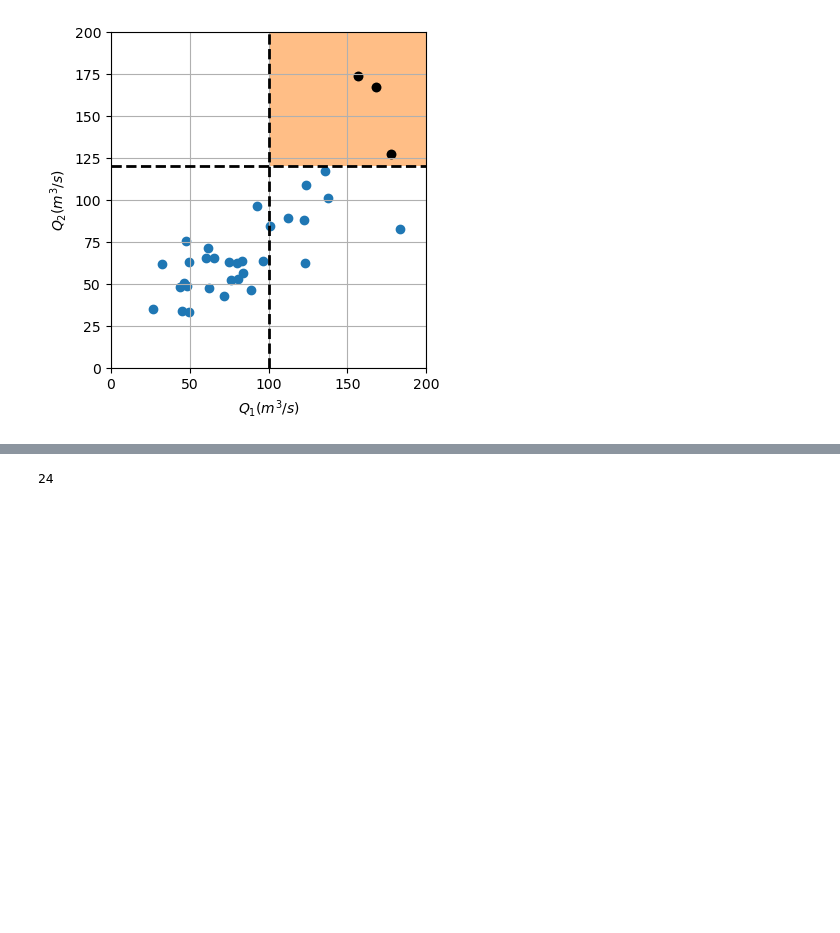
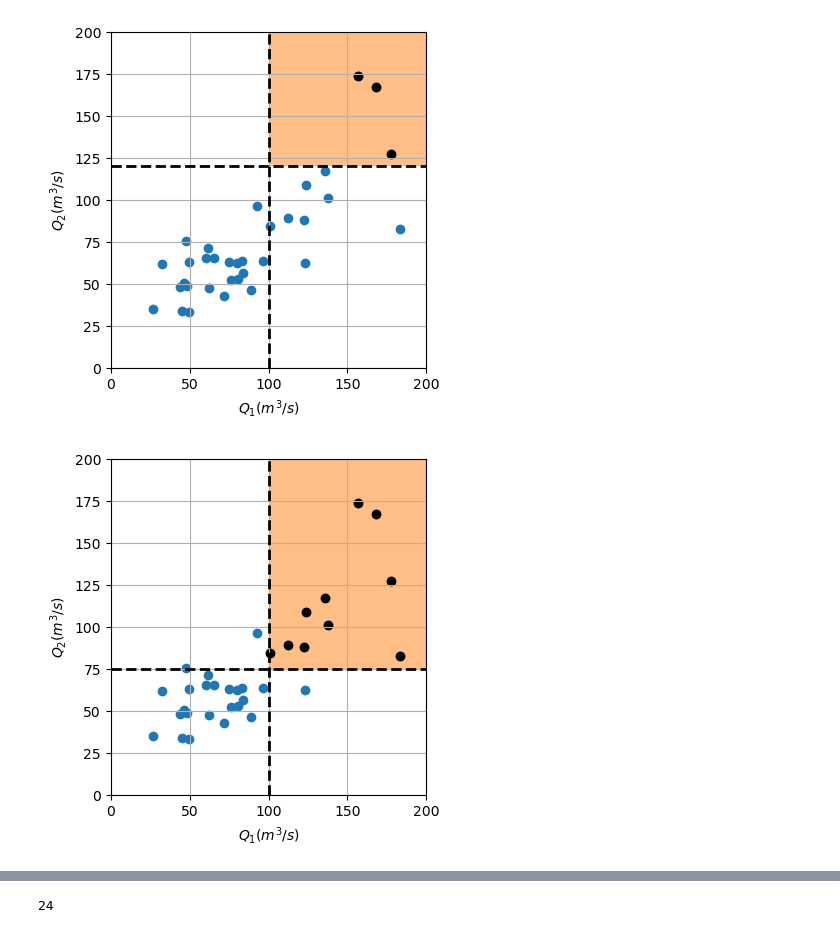
Before and after one commit to TeachBooks/mirror_mude_book, a Jupyter notebook: book/multivariate/figures_and_or.ipynb, the cells around one changed output, grey strips where cells are left out. Saved outputs shown, nothing was run; the diff lists cells and outputs as text; code cells hidden in the pictures; blank space fills up the shorter version.

```diff
--- a/book/multivariate/figures_and_or.ipynb
+++ b/book/multivariate/figures_and_or.ipynb
@@ -72,6 +72,28 @@ if save_fig:
     fig.savefig('figures/and_exceed.svg')
 # %% [output]
 [figure]
+# %%
+limit_q1 = 100
+limit_q2 = 75
+mask = [(q1>limit_q1) & (q2>limit_q2)]
+
+fig, axes = plt.subplots(1, 1, figsize=(4, 4), layout = 'constrained')
+
+axes.scatter(q1, q2)
+axes.fill([limit_q1, 200, 200, limit_q1], [limit_q2, limit_q2, 200, 200], alpha = 0.5)
+axes.scatter(q1[mask[0]], q2[mask[0]], color ='k')
+axes.set_xlim([0, 200])
+axes.set_ylim([0, 200])
+axes.plot([limit_q1, limit_q1], [0, 200], '--k', linewidth = 2)
+axes.plot([0, 200], [limit_q2, limit_q2], '--k', linewidth = 2)
+axes.set_xlabel('${Q_1 (m^3/s)}$')
+axes.set_ylabel('${Q_2 (m^3/s)}$')
+axes.grid()
+
+if save_fig:
+    fig.savefig('figures/and_exceed_exercise.svg')
+# %% [output]
+[figure, added]
 # %%
 limit_q1 = 100
 limit_q2 = 75
```
Also changed, not shown: parts of 2 cells of this notebook, 8 other files.
